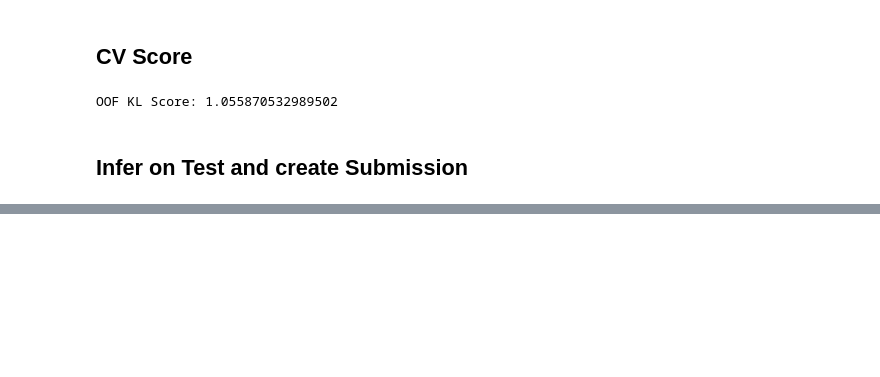
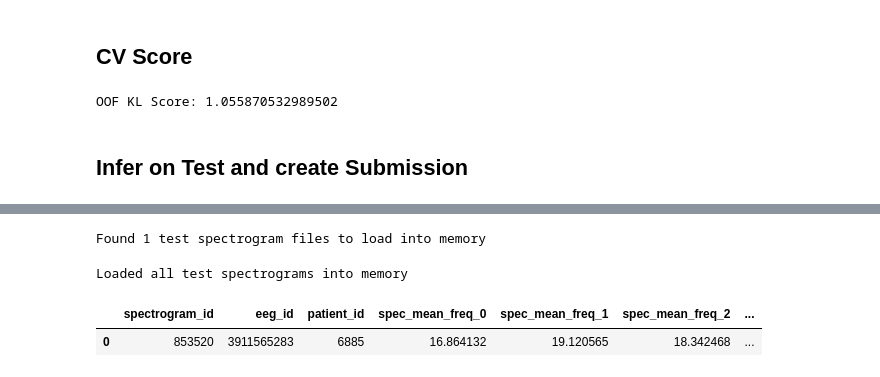
Before and after one commit to Davee02/HSLU.AICOMP.HMS, a Jupyter notebook: notebooks/05_xgboost.ipynb, the cells around one changed output, grey strips where cells are left out. Cells and saved outputs as stored; diff of their text form; code cells hidden in the pictures; blank space fills up the shorter version.

Commit message:
evaluate simple xgboost model on test set

```diff
--- a/notebooks/05_xgboost.ipynb
+++ b/notebooks/05_xgboost.ipynb
@@ -88,14 +93,14 @@ Loaded all spectrograms into memory
 # %%
-FEATURES = [f'freq_{x}' for x in range(400)]
-data = np.zeros((len(train_df),len(FEATURES)))
+FEATURES = [f"spec_mean_freq_{x}" for x in range(400)]
+data = np.zeros((len(train_df), len(FEATURES)))
 
-def extract_spectrogram_features(row):
+def extract_train_spectrogram_features(row, all_spectrograms):
   spectrogram_id = int(row["spectrogram_id"])
-  middle_offset = (row['min_offset'] + row['max_offset']) // 2 # this the middle between the least spectrogram offset and greatest spectogram offset
+  middle_offset = (row["min_offset"] + row["max_offset"]) // 2 # this the middle between the least spectrogram offset and greatest spectogram offset
   row_index = int(middle_offset // 2) # each spectrogram row corresponds to 2s, so we divide by 2 to get the row index
-  average_frequencies = np.array(spectrograms[spectrogram_id][row_index:row_index+300,:] ).mean(axis=0) # average over 300 rows (10 minutes)
+  average_frequencies = np.array(all_spectrograms[spectrogram_id][row_index:row_index+300,:] ).mean(axis=0) # average over 300 rows (10 minutes)
   return average_frequencies
 
 for i in tqdm(range(len(train_df)), total=len(train_df)):
   row = train_df.iloc[i]
-  data[i,:] = extract_spectrogram_features(row)
+  data[i,:] = extract_train_spectrogram_features(row, spectrograms)
@@ -218,0 +226,37 @@ gc.collect()
+# %%
+test_spectrograms_dir = DATA_PATH / "test_spectrograms"
+test_spectrogram_files = list(test_spectrograms_dir.glob("*.parquet"))
+print(f"Found {len(test_spectrogram_files)} test spectrogram files to load into memory")
+
+test_spectrograms = {}
+for file in tqdm(test_spectrogram_files):
+  spectrogram_id, content = get_spectrogram_content(file)
+  test_spectrograms[spectrogram_id] = content
+
+gc.collect()
+print("Loaded all test spectrograms into memory")
+# %% [output]
+Found 1 test spectrogram files to load into memory
+Loaded all test spectrograms into memory
+# %%
+test_data = np.zeros((len(test_df), len(FEATURES)))
+
+def extract_test_spectrogram_features(row, all_spectrograms):
+  # this differs from train because all test spectrograms are exactly 10 minutes long, so we don't need to extract the center window
+  average_frequencies = np.array(all_spectrograms[spectrogram_id][:] ).mean(axis=0) # average over 300 rows (10 minutes)
+  return average_frequencies
+
+for i in tqdm(range(len(test_df)), total=len(test_df)):
+  row = test_df.iloc[i]
+  test_data[i,:] = extract_test_spectrogram_features(row, test_spectrograms)
+# %%
+test_df[FEATURES] = test_data
+
+del test_data
+del test_spectrograms
+gc.collect()
+
+test_df.head()
+# %% [output]
+|  | spectrogram_id | eeg_id | patient_id | spec_mean_freq_0 | spec_mean_freq_1 | spec_mean_freq_2 | ... |
+| 0 | 853520 | 3911565283 | 6885 | 16.864132 | 19.120565 | 18.342468 | ... |
```
Also changed, not shown: parts of 9 cells of this notebook, 2 other files.
